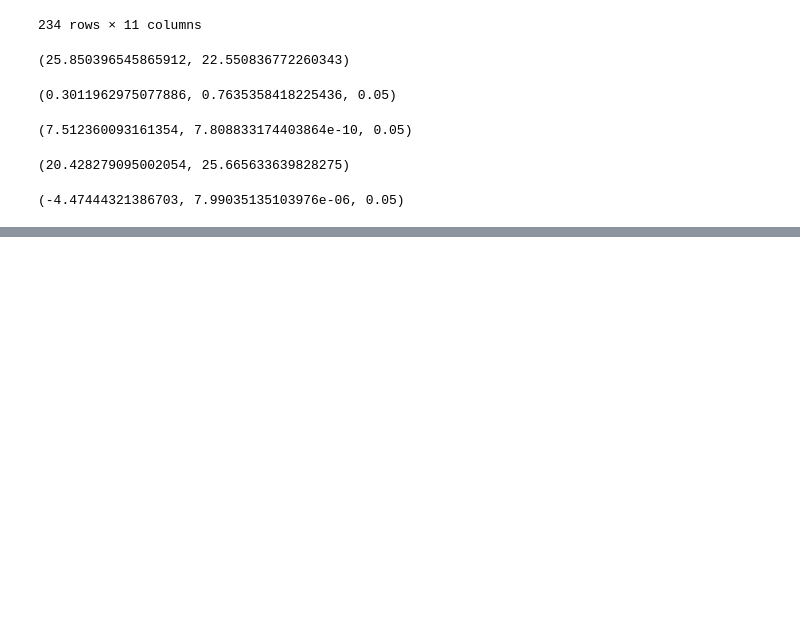
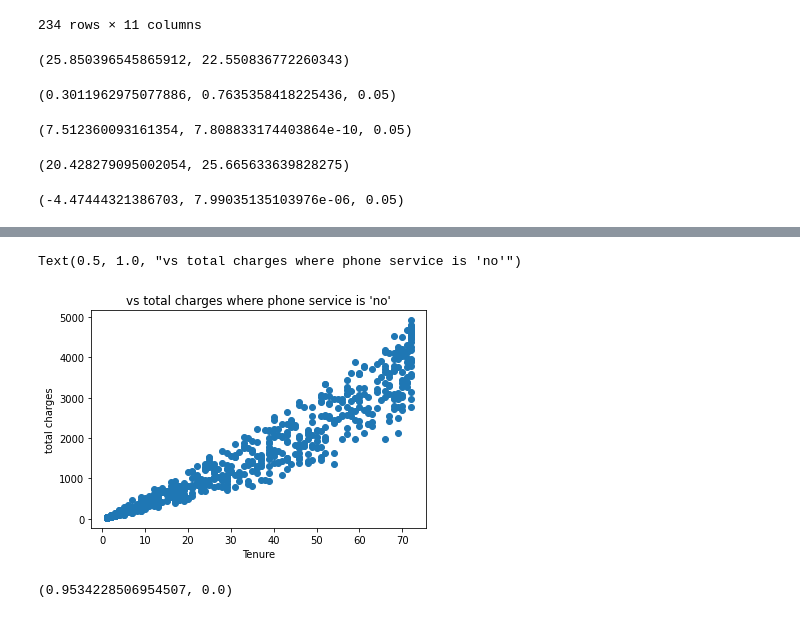
Before and after one commit to carterrxavier/statistics-exercises, a Jupyter notebook: hypothesis_testing.ipynb, the cells around one changed output, grey strips where cells are left out. Drawn from its saved outputs; the diff is of its cells as text; code cells hidden in the pictures; blank space fills up the shorter version.

Commit message:
update hypothesis_testing

```diff
--- a/hypothesis_testing.ipynb
+++ b/hypothesis_testing.ipynb
@@ -149,0 +253,12 @@ t,p/2,alpha
+# %%
+x = churn.tenure.where(churn.PhoneService == "No")
+x = x.dropna()
+y = churn.TotalCharges.where(churn.PhoneService == "No")
+y = y.dropna()
+plt.scatter(x,y)
+plt.xlabel("Tenure")
+plt.ylabel("total charges")
+plt.title("vs total charges where phone service is 'no'")
+# %% [output]
+Text(0.5, 1.0, "vs total charges where phone service is 'no'")
+[figure, added]
@@ -149,0 +267,5 @@ t,p/2,alpha
+# %%
+r, p
+#string positive correlation, reject null hypothesis
+# %% [output]
+(0.9534228506954507, 0.0)
```
Also changed, not shown: parts of 66 cells of this notebook.
